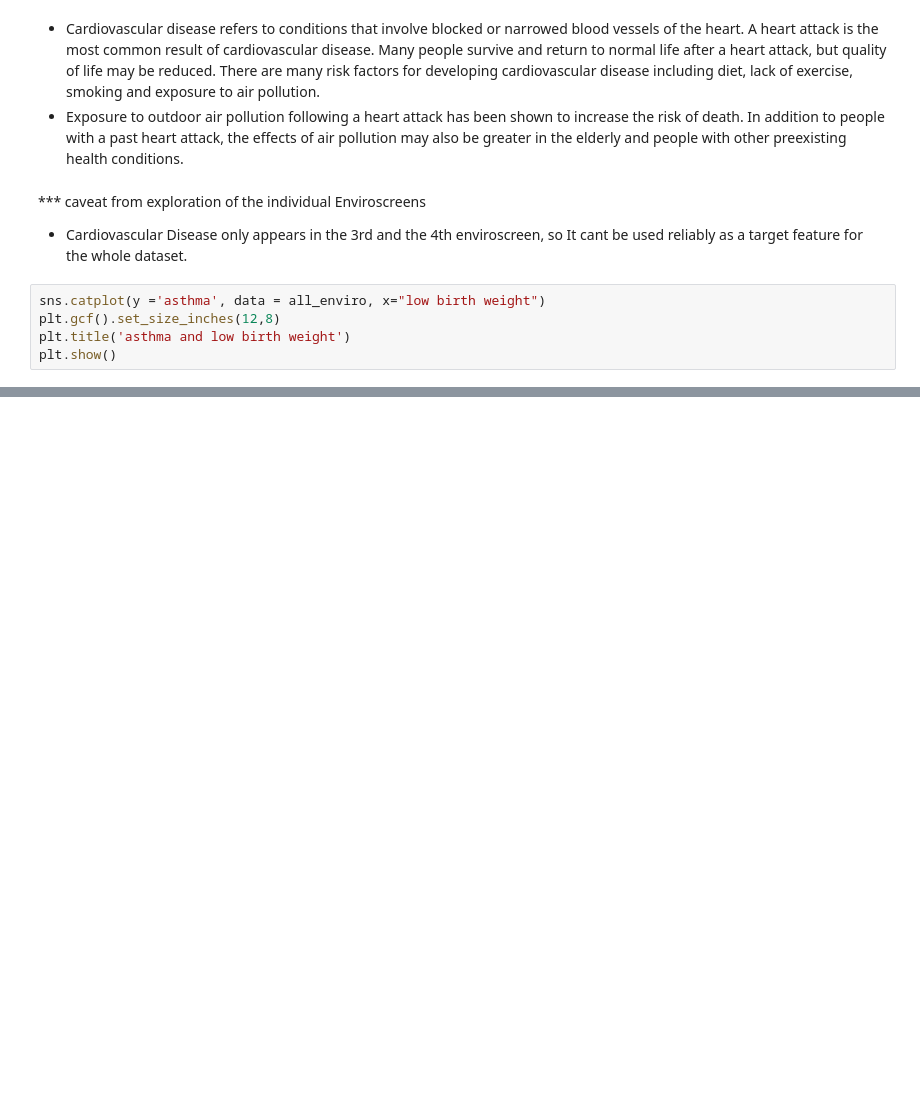
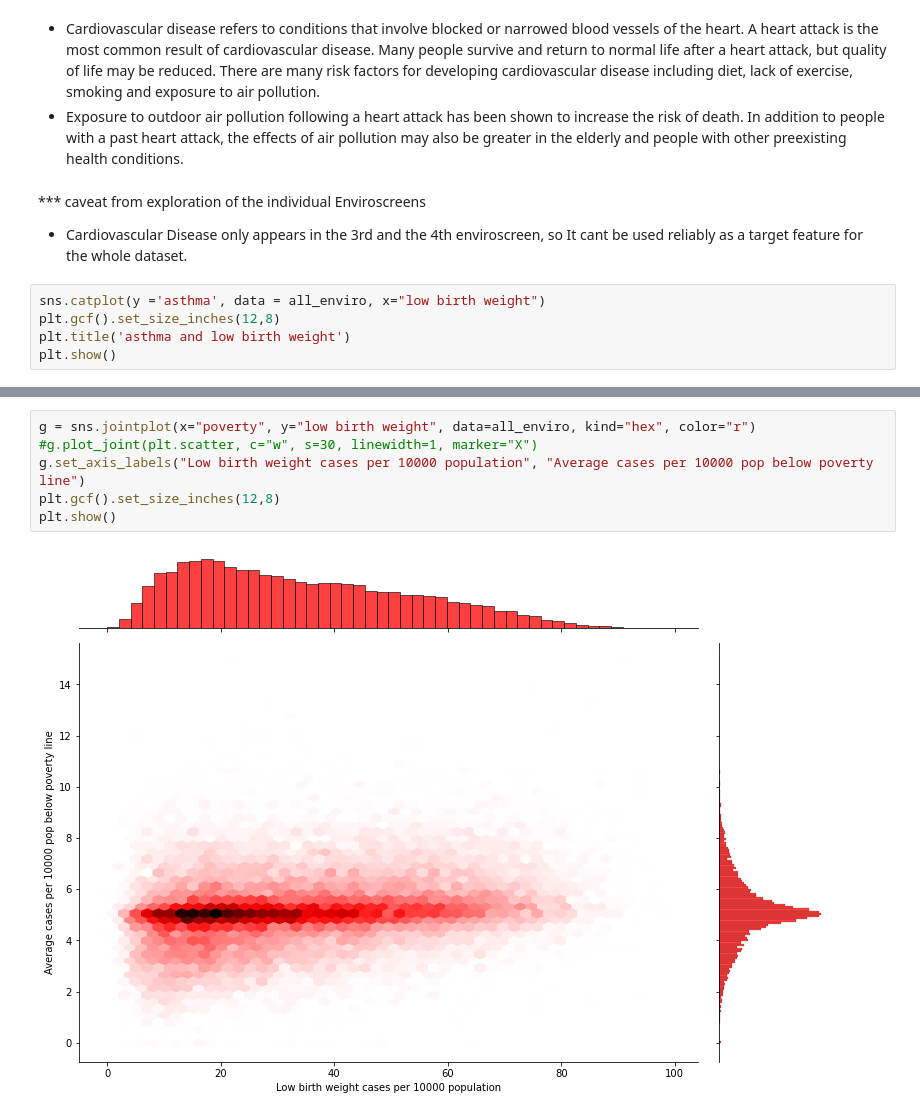
Before and after one commit to gigi-codes/warehouse_density, a Jupyter notebook: Marshall/EDA/All_enviro_EDA.ipynb, the cells around one changed output, grey strips where cells are left out. Drawn from its saved outputs; the diff is of its cells as text; blank space fills up the shorter version.

```diff
--- a/Marshall/EDA/All_enviro_EDA.ipynb
+++ b/Marshall/EDA/All_enviro_EDA.ipynb
@@ -150,0 +152,8 @@ plt.show()
+# %%
+g = sns.jointplot(x="poverty", y="low birth weight", data=all_enviro, kind="hex", color="r")
+#g.plot_joint(plt.scatter, c="w", s=30, linewidth=1, marker="X")
+g.set_axis_labels("Low birth weight cases per 10000 population", "Average cases per 10000 pop below poverty line")
+plt.gcf().set_size_inches(12,8)
+plt.show()
+# %% [output]
+[figure, added]
```
Also changed, not shown: parts of 1 cell of this notebook, 5 other files.
